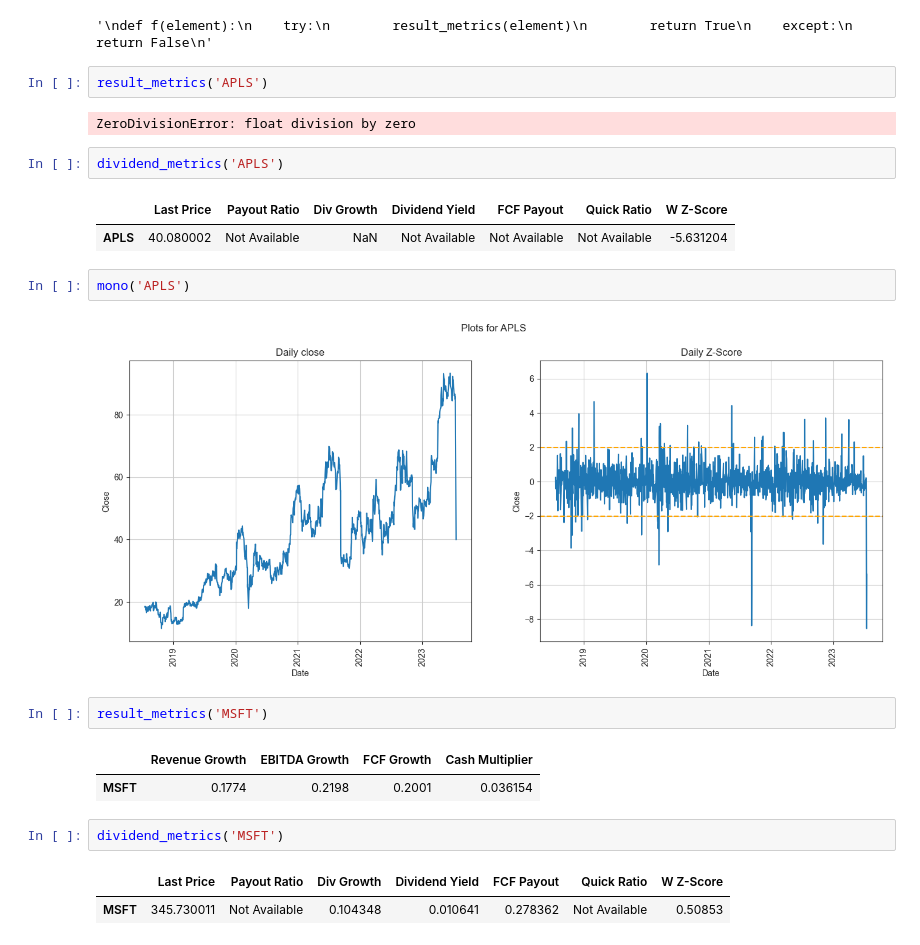
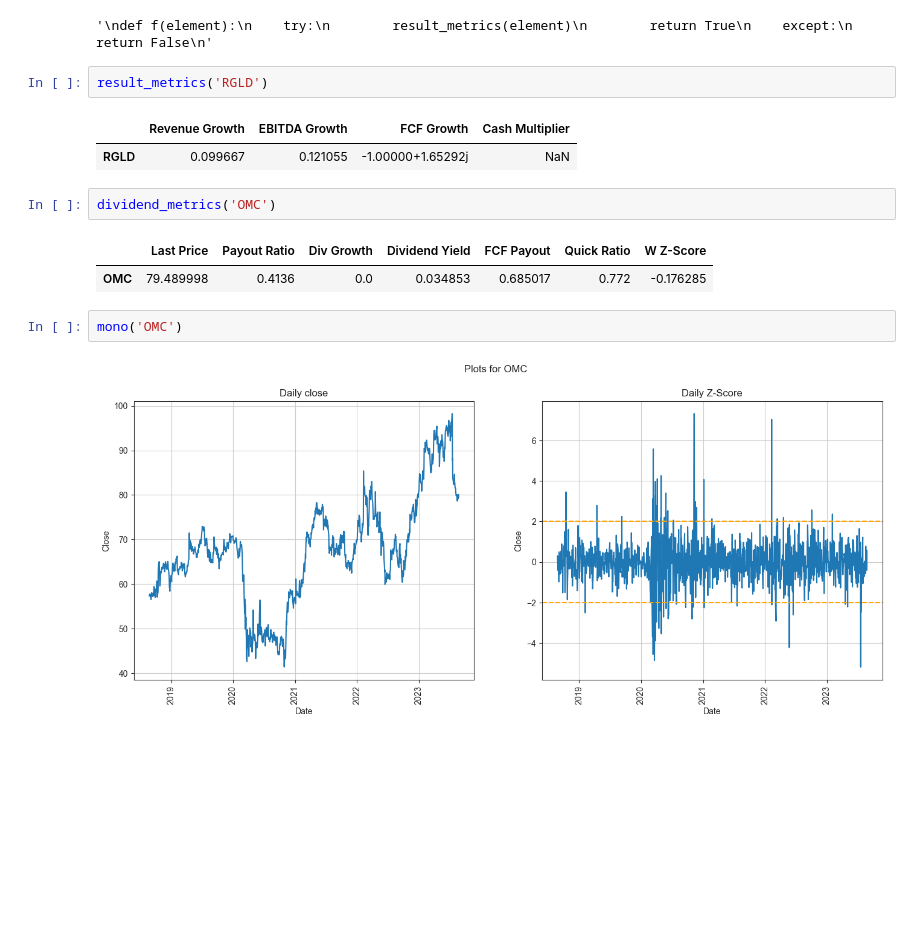
Before and after one commit to ggoni/dividend-stock-picker, a Jupyter notebook: explore.ipynb, the cells around one changed output. Drawn from its saved outputs; the diff is of its cells as text; blank space fills up the shorter version.

```diff
--- a/explore.ipynb
+++ b/explore.ipynb
@@ -188,25 +189,16 @@ def f(element):
 # %% [output]
 '\ndef f(element):\n    try:\n        result_metrics(element)\n        return True\n    except:\n        return False\n'
 # %%
-result_metrics('APLS')
+result_metrics('RGLD')
 # %% [output]
-ZeroDivisionError: float division by zero
+|  | Revenue Growth | EBITDA Growth | FCF Growth | Cash Multiplier |
+| RGLD | 0.099667 | 0.121055 | -1.00000+1.65292j | NaN |
 # %%
-dividend_metrics('APLS')
+dividend_metrics('OMC')
 # %% [output]
 |  | Last Price | Payout Ratio | Div Growth | Dividend Yield | FCF Payout | Quick Ratio | W Z-Score |
-| APLS | 40.080002 | Not Available | NaN | Not Available | Not Available | Not Available | -5.631204 |
+| OMC | 79.489998 | 0.4136 | 0.0 | 0.034853 | 0.685017 | 0.772 | -0.176285 |
 # %%
-mono('APLS')
+mono('OMC')
 # %% [output]
-[figure, old version]
+[figure, new version]
-# %%
-result_metrics('MSFT')
-# %% [output]
-|  | Revenue Growth | EBITDA Growth | FCF Growth | Cash Multiplier |
-| MSFT | 0.1774 | 0.2198 | 0.2001 | 0.036154 |
-# %%
-dividend_metrics('MSFT')
-# %% [output]
-|  | Last Price | Payout Ratio | Div Growth | Dividend Yield | FCF Payout | Quick Ratio | W Z-Score |
-| MSFT | 345.730011 | Not Available | 0.104348 | 0.010641 | 0.278362 | Not Available | 0.50853 |
```
Also changed, not shown: parts of 16 cells of this notebook, 4 other files.
